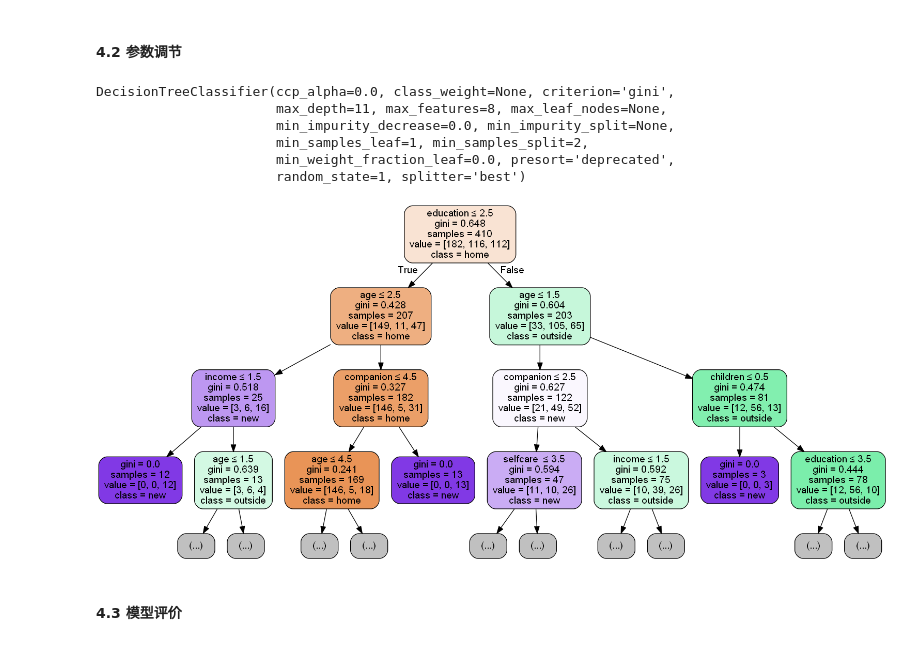
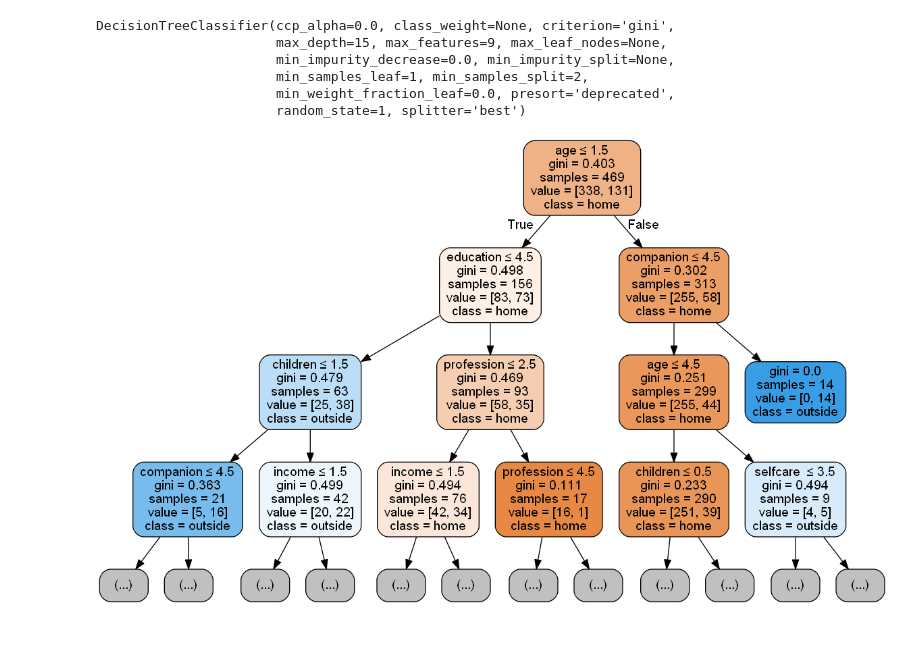
Before and after one commit to dearfad/mmhelper, a Jupyter notebook: project/gcx/care_for_aged.ipynb, the cells around one changed output. Cells and saved outputs as stored; diff of their text form; code cells hidden in the pictures.

```diff
--- a/project/gcx/care_for_aged.ipynb
+++ b/project/gcx/care_for_aged.ipynb
@@ -46,6 +46,6 @@ pd.options.display.max_rows = None # Show all columns
 %matplotlib inline
 %config InlineBackend.figure_format = 'svg'
 # %%
-data = pd.read_excel('gcx3.xlsx')
+data = pd.read_csv('data.csv')
 data.head()
 # %% [output]
@@ -141,7 +69,7 @@ seed = 1
 
 X, y = data.values[:,1:], data.values[:, 0]
 
-X_train, X_test, y_train, y_test = train_test_split(X, y, test_size=0.3, random_state=seed)
+X_train, X_test, y_train, y_test = train_test_split(X, y, test_size=0.2, random_state=seed)
 
 models = {
     'LR'  : LogisticRegression(),
@@ -151,11 +79,11 @@ models = {
     'KNN' : KNeighborsClassifier(),
     'NB'  : GaussianNB(),
     'CART': DecisionTreeClassifier(random_state=seed),
-    'RFC' : RandomForestClassifier(),
+    'RFC' : RandomForestClassifier(random_state=seed),
     'ABC' : AdaBoostClassifier(),
-    'GBC' : GradientBoostingClassifier(),
-    'ETC' : ExtraTreesClassifier(),
-    'MLPC': MLPClassifier(),
+    'GBC' : GradientBoostingClassifier(random_state=seed),
+    'ETC' : ExtraTreesClassifier(random_state=seed),
+    'MLPC': MLPClassifier(random_state=seed),
     'XGB' : XGBClassifier()
 }
 
@@ -166,22 +94,22 @@ models['VC'] = VotingClassifier(estimators=[
     ('gbc', models['GBC']), ('etc', models['ETC']), ('mlpc', models['MLPC']),
     ('xgb', models['XGB'])], voting='hard')
 
-kfold = StratifiedKFold(n_splits=10, random_state=0)
+kfold = StratifiedKFold(n_splits=10, random_state=seed)
 
 cv_results = []
 
 for key in models:
-        cv_score = cross_val_score(models[key], X_train, y_train, scoring="accuracy", cv=kfold)
+        cv_score = cross_val_score(models[key], X_train, y_train, scoring="recall", cv=kfold)
         cv_mean = round(cv_score.mean(), 2)
         cv_std = round(cv_score.std(), 2)
-        cv_result = {'models': key, 'accuracy': cv_mean, 'cv_std': cv_std}
+        cv_result = {'models': key, 'recall': cv_mean, 'cv_std': cv_std}
         cv_results.append(cv_result)
 
 cv_results = pd.DataFrame(cv_results)
 
 plt.figure(figsize=(12, 6))
 sns.set(style="whitegrid")
-cv_plot = sns.barplot(x='models', y='accuracy', data=cv_results, palette="muted",  **{'yerr': cv_results['cv_std']});
+cv_plot = sns.barplot(x='models', y='recall', data=cv_results, palette="muted",  **{'yerr': cv_results['cv_std']});
 cv_plot.set_yticks(np.arange(0, 1.05, 0.05));
 # plt.savefig('modelselection.svg')
 # %% [output]
@@ -216,12 +123,10 @@ skplt.estimators.plot_feature_importances(models['CART'], feature_names=data.col
-# %% [markdown]
-#### 4.2 参数调节
 # %%
 parameters = {
                 'max_depth': range(1,100),
-                'max_features': range(1,9)
+                'max_features': range(1,13)
 }
 
-grid_obj = GridSearchCV(models['CART'], param_grid=parameters, scoring='accuracy', cv=kfold)
+grid_obj = GridSearchCV(models['CART'], param_grid=parameters, scoring='recall', cv=kfold)
 
 grid_fit = grid_obj.fit(X_train, y_train)
 
@@ -230,7 +135,7 @@ best_estimator = grid_fit.best_estimator_
 best_estimator.fit(X_train, y_train)
 # %% [output]
 DecisionTreeClassifier(ccp_alpha=0.0, class_weight=None, criterion='gini',
-                       max_depth=11, max_features=8, max_leaf_nodes=None,
+                       max_depth=15, max_features=9, max_leaf_nodes=None,
                        min_impurity_decrease=0.0, min_impurity_split=None,
                        min_samples_leaf=1, min_samples_split=2,
                        min_weight_fraction_leaf=0.0, presort='deprecated',
@@ -238,17 +143,15 @@ DecisionTreeClassifier(ccp_alpha=0.0, class_weight=None, criterion='gini',
 # %%
 from IPython.display import Image
 import pydotplus
 dot_data = tree.export_graphviz(best_estimator, out_file=None,
                          feature_names=data.columns[1:],
-                         class_names=['home','outside','new'],
+                         class_names=['home','outside'],
                          filled=True, rounded=True,
                          special_characters=True,
                          max_depth=3)
 graph = pydotplus.graph_from_dot_data(dot_data)
 Image(graph.create_png())
 # graph.write_svg('tree.svg')
 # %% [output]
-[figure, old version]
+[figure, new version]
-# %% [markdown]
-#### 4.3 模型评价
 # %%
```
Also changed, not shown: parts of 31 cells of this notebook, 22 other files.
